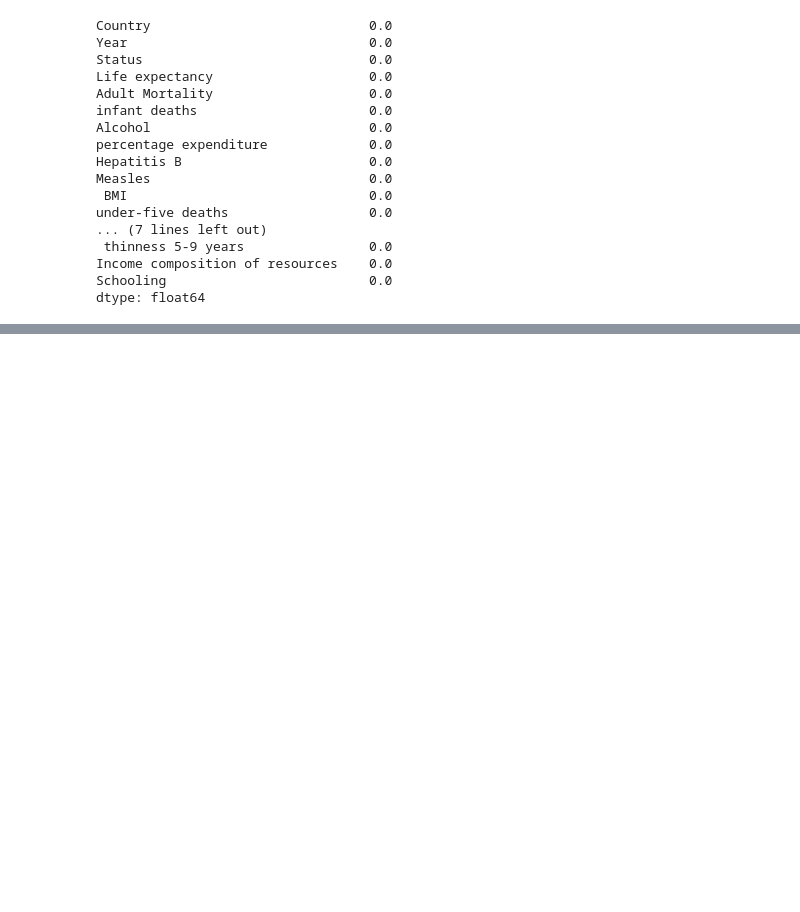
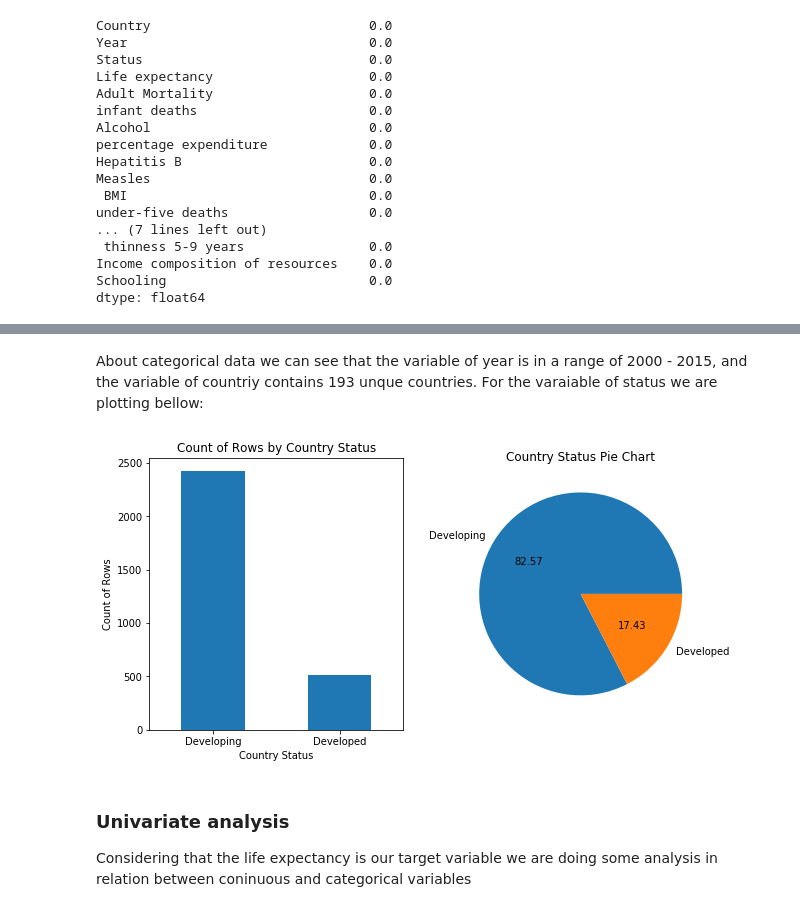
Before and after one commit to fazel74/Thinkful, a Jupyter notebook: Model_prep_challenge.ipynb, the cells around one changed output, grey strips where cells are left out. Saved outputs shown, nothing was run; the diff lists cells and outputs as text; code cells hidden in the pictures; blank space fills up the shorter version.

```diff
--- a/Model_prep_challenge.ipynb
+++ b/Model_prep_challenge.ipynb
@@ -134,0 +222,22 @@ life_df1['Life expectancy'].head()
+# %% [markdown]
+About categorical data we can see that the variable of year is in a range of 2000 - 2015, and the variable of countriy contains 193 unque countries. For the varaiable of status we are plotting bellow:
+# %%
+plt.figure(figsize=(10, 5))
+plt.subplot(121)
+life_df2.Status.value_counts().plot(kind='bar')
+plt.title('Count of Rows by Country Status')
+plt.xlabel('Country Status')
+plt.ylabel('Count of Rows')
+plt.xticks(rotation=0)
+
+plt.subplot(122)
+life_df2.Status.value_counts().plot(kind='pie', autopct='%.2f')
+plt.ylabel('')
+plt.title('Country Status Pie Chart')
+
+plt.show()
+# %% [output]
+[figure, added]
+# %% [markdown]
+### Univariate analysis
+Considering that the life expectancy is our target variable we are doing some analysis in relation between coninuous and categorical variables
```
Also changed, not shown: parts of 37 cells of this notebook.
